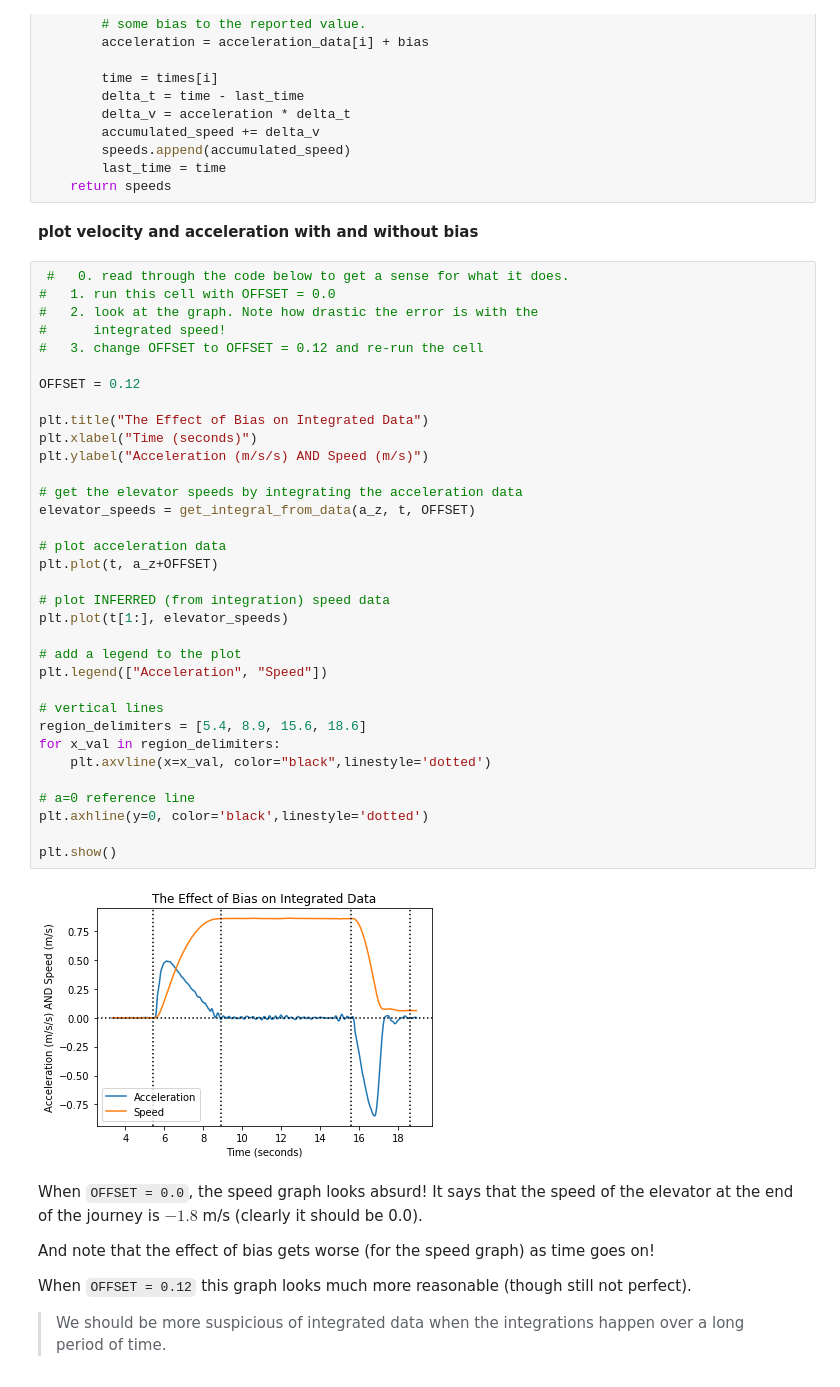
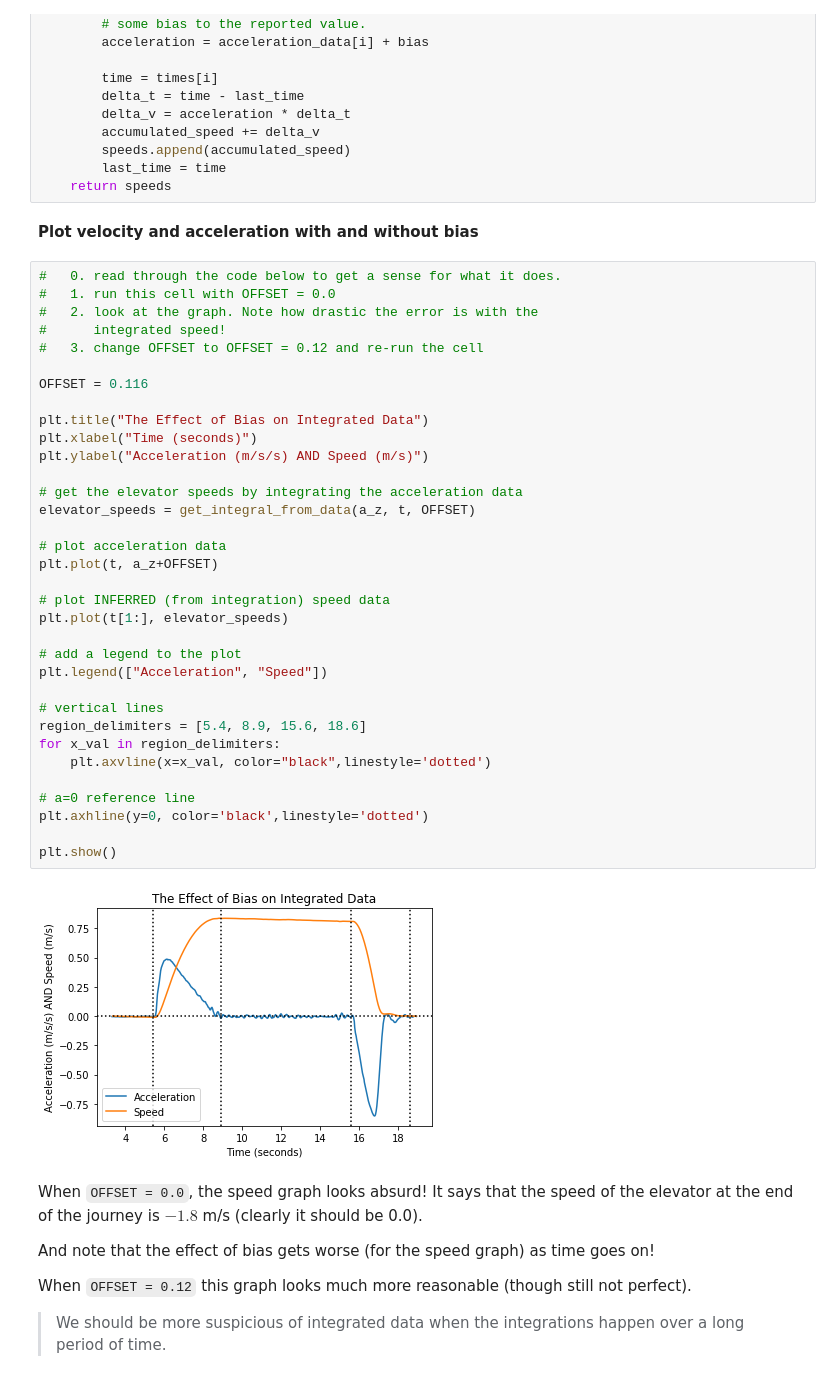
Before and after one commit to Bjarten/computer-vision-ND, a Jupyter notebook: localization_exercises/4_8_Vehicle_Motion_and_Calculus/Accumulating Errors.ipynb, the cells around one changed output. Drawn from its saved outputs; the diff is of its cells as text.

Commit message:
feat: visualize effect of bias on double integration

```diff
--- a/localization_exercises/4_8_Vehicle_Motion_and_Calculus/Accumulating Errors.ipynb
+++ b/localization_exercises/4_8_Vehicle_Motion_and_Calculus/Accumulating Errors.ipynb
@@ -79,43 +79,43 @@ def get_integral_from_data(acceleration_data, times, bias=0.0):
         last_time = time
     return speeds
 # %% [markdown]
-**plot velocity and acceleration with and without bias**
+**Plot velocity and acceleration with and without bias**
 # %%
- #   0. read through the code below to get a sense for what it does.
+#   0. read through the code below to get a sense for what it does.
 #   1. run this cell with OFFSET = 0.0
 #   2. look at the graph. Note how drastic the error is with the
 #      integrated speed!
 #   3. change OFFSET to OFFSET = 0.12 and re-run the cell
 
-OFFSET = 0.12
+OFFSET = 0.116
 
 plt.title("The Effect of Bias on Integrated Data")
 plt.xlabel("Time (seconds)")
 plt.ylabel("Acceleration (m/s/s) AND Speed (m/s)")
 
 # get the elevator speeds by integrating the acceleration data
 elevator_speeds = get_integral_from_data(a_z, t, OFFSET)
 
 # plot acceleration data
 plt.plot(t, a_z+OFFSET)
 
 # plot INFERRED (from integration) speed data
 plt.plot(t[1:], elevator_speeds)
 
 # add a legend to the plot
 plt.legend(["Acceleration", "Speed"])
 
 # vertical lines
 region_delimiters = [5.4, 8.9, 15.6, 18.6]
 for x_val in region_delimiters:
     plt.axvline(x=x_val, color="black",linestyle='dotted')
 
 # a=0 reference line
 plt.axhline(y=0, color='black',linestyle='dotted')
 
 plt.show()
 # %% [output]
-[figure, old version]
+[figure, new version]
 # %% [markdown]
 When `OFFSET = 0.0`, the speed graph looks absurd! It says that the speed of the elevator at the end of the journey is $-1.8$ m/s (clearly it should be 0.0).
 
```
Also changed, not shown: parts of 2 cells of this notebook.
